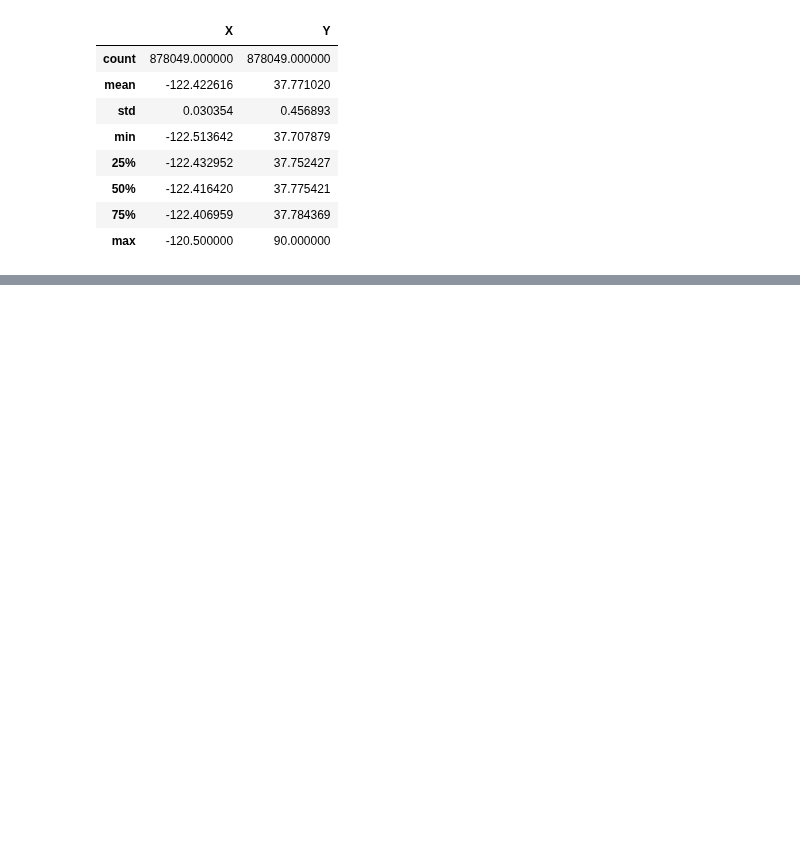
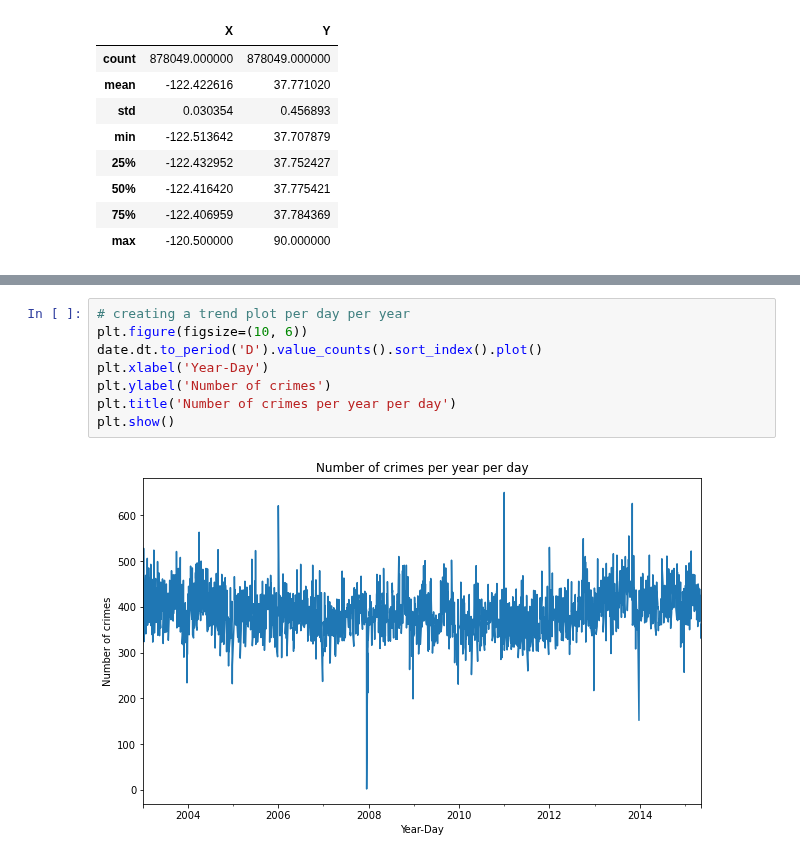
Before and after one commit to saurav1066/KaggleProjects, a Jupyter notebook: crime classification/analysis.ipynb, the cells around one changed output, grey strips where cells are left out. Drawn from its saved outputs; the diff is of its cells as text; blank space fills up the shorter version.

```diff
--- a/crime classification/analysis.ipynb
+++ b/crime classification/analysis.ipynb
@@ -46,0 +79,10 @@ train_df.describe()
+# %%
+# creating a trend plot per day per year
+plt.figure(figsize=(10, 6))
+date.dt.to_period('D').value_counts().sort_index().plot()
+plt.xlabel('Year-Day')
+plt.ylabel('Number of crimes')
+plt.title('Number of crimes per year per day')
+plt.show()
+# %% [output]
+[figure, added]
```
Also changed, not shown: parts of 3 cells of this notebook.
